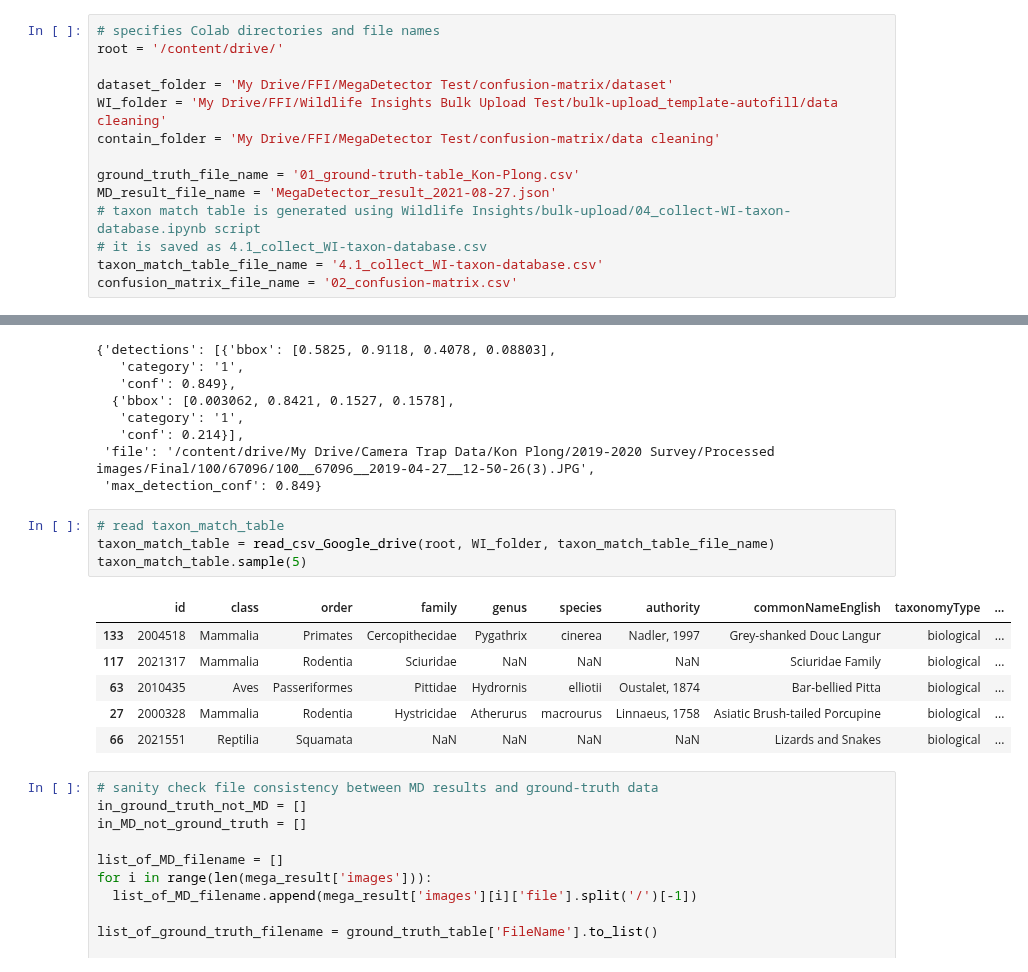
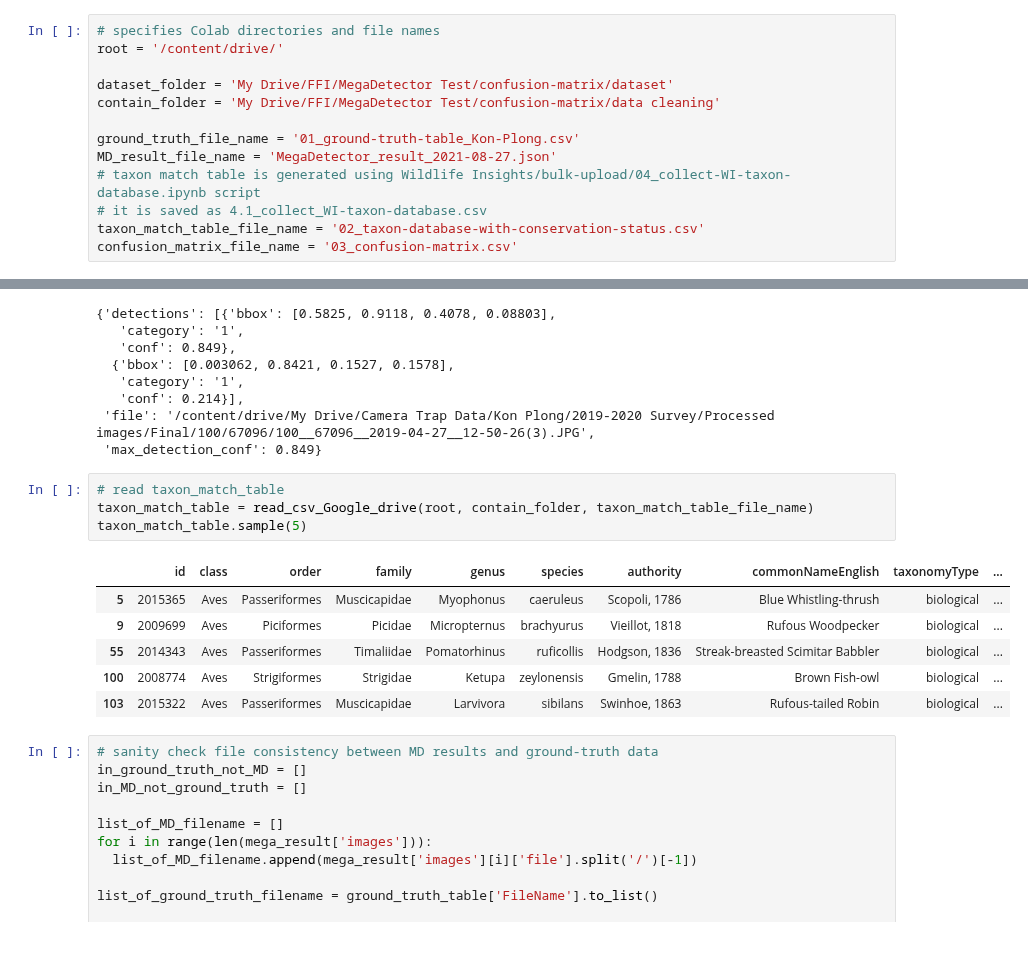
Before and after one commit to FFI-Vietnam/camtrap-tools, a Jupyter notebook: MegaDetector/confusion_matrix/02_create-confusion-matrix.ipynb, the cells around one changed output, grey strips where cells are left out. Saved outputs shown, nothing was run; the diff lists cells and outputs as text.

```diff
--- a/MegaDetector/confusion_matrix/02_create-confusion-matrix.ipynb
+++ b/MegaDetector/confusion_matrix/02_create-confusion-matrix.ipynb
@@ -30,15 +30,14 @@ Drive already mounted at /content/drive; to attempt to forcibly remount, call dr
 root = '/content/drive/'
 
 dataset_folder = 'My Drive/FFI/MegaDetector Test/confusion-matrix/dataset'
-WI_folder = 'My Drive/FFI/Wildlife Insights Bulk Upload Test/bulk-upload_template-autofill/data cleaning'
 contain_folder = 'My Drive/FFI/MegaDetector Test/confusion-matrix/data cleaning'
 
 ground_truth_file_name = '01_ground-truth-table_Kon-Plong.csv'
 MD_result_file_name = 'MegaDetector_result_2021-08-27.json'
 # taxon match table is generated using Wildlife Insights/bulk-upload/04_collect-WI-taxon-database.ipynb script
 # it is saved as 4.1_collect_WI-taxon-database.csv
-taxon_match_table_file_name = '4.1_collect_WI-taxon-database.csv'
-confusion_matrix_file_name = '02_confusion-matrix.csv'
+taxon_match_table_file_name = '02_taxon-database-with-conservation-status.csv'
+confusion_matrix_file_name = '03_confusion-matrix.csv'
 # %%
 # read and save file functions
 def read_csv_Google_drive(root, contain_folder, file_name):
@@ -99,15 +97,15 @@ mega_result['images'][5]
  'max_detection_conf': 0.849}
 # %%
 # read taxon_match_table
-taxon_match_table = read_csv_Google_drive(root, WI_folder, taxon_match_table_file_name)
+taxon_match_table = read_csv_Google_drive(root, contain_folder, taxon_match_table_file_name)
 taxon_match_table.sample(5)
 # %% [output]
 |  | id | class | order | family | genus | species | authority | commonNameEnglish | taxonomyType | ... |
-| 133 | 2004518 | Mammalia | Primates | Cercopithecidae | Pygathrix | cinerea | Nadler, 1997 | Grey-shanked Douc Langur | biological | ... |
-| 117 | 2021317 | Mammalia | Rodentia | Sciuridae | NaN | NaN | NaN | Sciuridae Family | biological | ... |
-| 63 | 2010435 | Aves | Passeriformes | Pittidae | Hydrornis | elliotii | Oustalet, 1874 | Bar-bellied Pitta | biological | ... |
-| 27 | 2000328 | Mammalia | Rodentia | Hystricidae | Atherurus | macrourus | Linnaeus, 1758 | Asiatic Brush-tailed Porcupine | biological | ... |
-| 66 | 2021551 | Reptilia | Squamata | NaN | NaN | NaN | NaN | Lizards and Snakes | biological | ... |
+| 5 | 2015365 | Aves | Passeriformes | Muscicapidae | Myophonus | caeruleus | Scopoli, 1786 | Blue Whistling-thrush | biological | ... |
+| 9 | 2009699 | Aves | Piciformes | Picidae | Micropternus | brachyurus | Vieillot, 1818 | Rufous Woodpecker | biological | ... |
+| 55 | 2014343 | Aves | Passeriformes | Timaliidae | Pomatorhinus | ruficollis | Hodgson, 1836 | Streak-breasted Scimitar Babbler | biological | ... |
+| 100 | 2008774 | Aves | Strigiformes | Strigidae | Ketupa | zeylonensis | Gmelin, 1788 | Brown Fish-owl | biological | ... |
+| 103 | 2015322 | Aves | Passeriformes | Muscicapidae | Larvivora | sibilans | Swinhoe, 1863 | Rufous-tailed Robin | biological | ... |
 # %%
 # sanity check file consistency between MD results and ground-truth data
 in_ground_truth_not_MD = []
```
Also changed, not shown: parts of 19 cells of this notebook.
